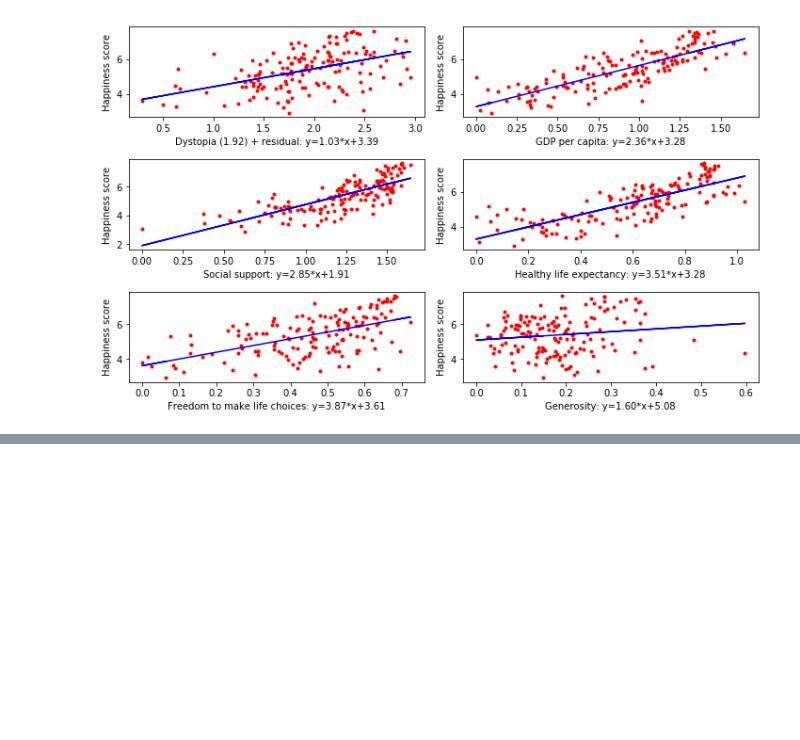
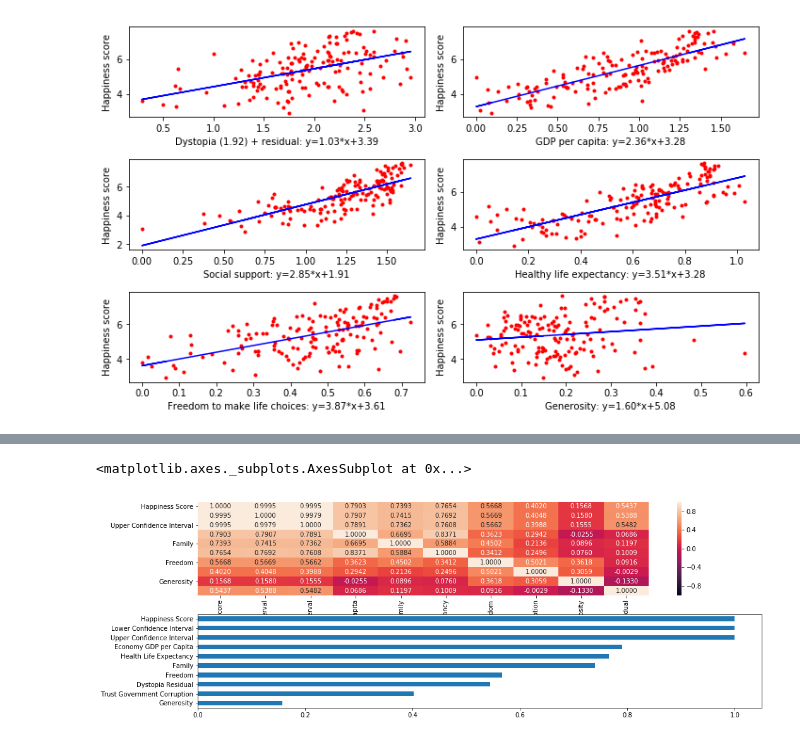
Before and after one commit to guptajay/world-happiness-report, a Jupyter notebook: project_cz1015.ipynb, the cells around one changed output, grey strips where cells are left out. Saved outputs shown, nothing was run; the diff lists cells and outputs as text; code cells hidden in the pictures; blank space fills up the shorter version.

```diff
--- a/project_cz1015.ipynb
+++ b/project_cz1015.ipynb
@@ -111,0 +231,8 @@ NameError: name 'train_test_split' is not defined
+# %%
+df2016_features = df2016.drop(['Happiness Rank'], axis=1)
+f, ax = plt.subplots(2,1)
+sb.heatmap(df2016_features.corr(), vmin = -1, vmax=1, annot=True, fmt='.4f', ax = ax[0])
+df2016_features.corr().iloc[0,].sort_values().plot.barh(figsize=(16,6), ax=ax[1])
+# %% [output]
+<matplotlib.axes._subplots.AxesSubplot at 0x...>
+[figure, added]
```
Also changed, not shown: parts of 26 cells of this notebook, 3 other files.
